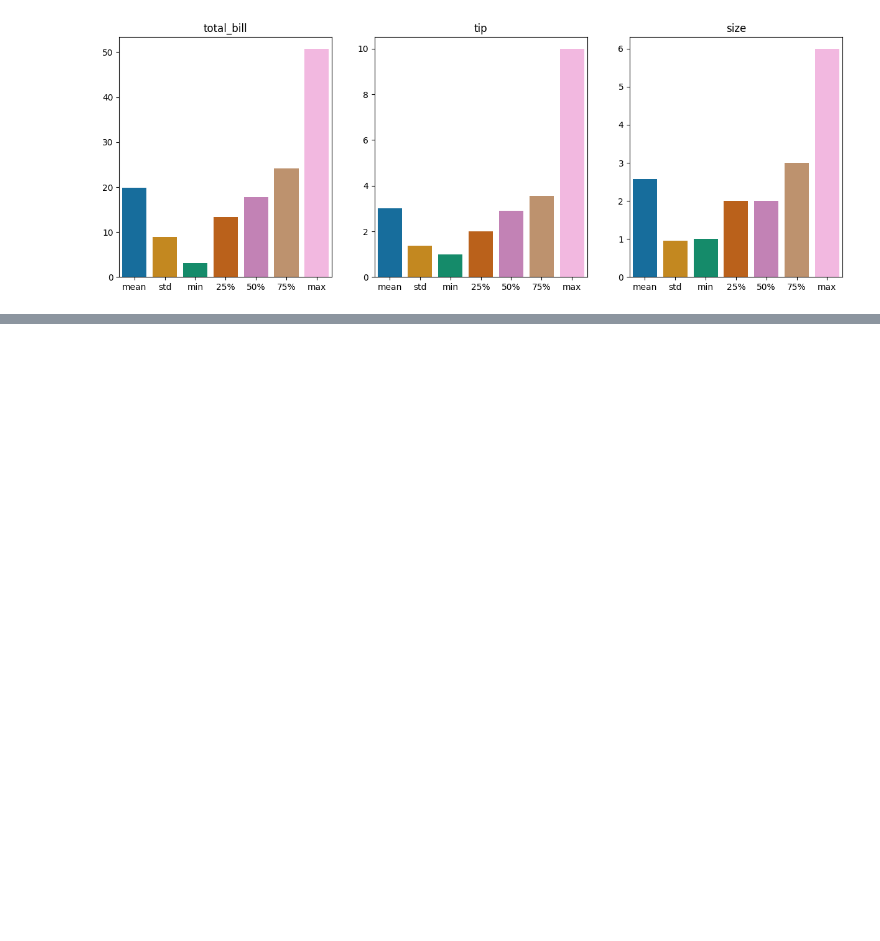
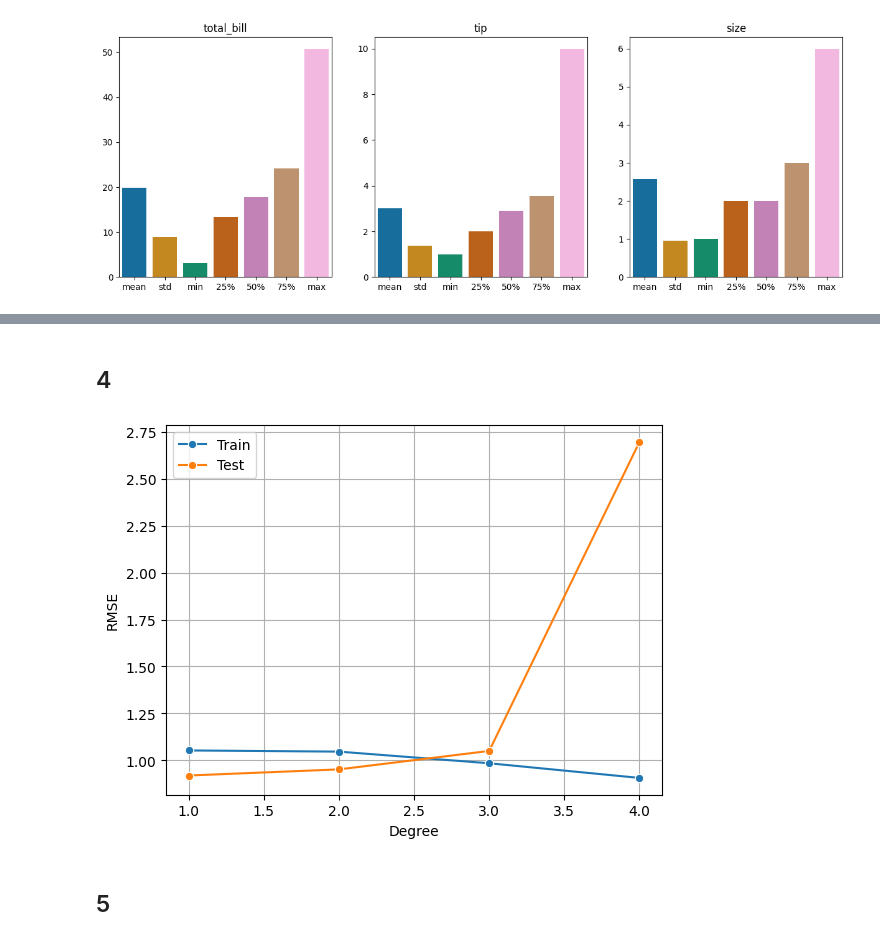
Before and after one commit to Theodor-Helje/machine-learning-Theodor-Helje, a Jupyter notebook: exercises/exercises_04.ipynb, the cells around one changed output, grey strips where cells are left out. Drawn from its saved outputs; the diff is of its cells as text; code cells hidden in the pictures; blank space fills up the shorter version.

```diff
--- a/exercises/exercises_04.ipynb
+++ b/exercises/exercises_04.ipynb
@@ -55,0 +129,30 @@ for i, col in enumerate(data.columns):
+# %% [markdown]
+## 4
+# %%
+from sklearn.linear_model import LinearRegression
+poly_reg = LinearRegression()
+degrees = range(1, 5)
+loss_dict = {'train_loss': [],
+                     'test_loss': []}
+
+for i in degrees:
+    poly = PolynomialFeatures(degree=i)
+    X_train_poly = poly.fit_transform(scaled_X_train)
+    X_test_poly = poly.transform(scaled_X_test)
+
+    poly_reg.fit(X=X_train_poly, y=y_train)
+    train_loss = np.sqrt(np.mean(np.square(poly_reg.predict(X_train_poly) - y_train)))
+    test_loss = np.sqrt(np.mean(np.square(poly_reg.predict(X_test_poly) - y_test)))
+
+    loss_dict['train_loss'].append(train_loss)
+    loss_dict['test_loss'].append(test_loss)
+
+sns.lineplot(x=degrees, y=loss_dict['train_loss'], label="Train", marker="o")
+sns.lineplot(x=degrees, y=loss_dict['test_loss'], label="Test", marker="o")
+plt.xlabel("Degree")
+plt.ylabel("RMSE")
+plt.grid()
+# %% [output]
+[figure, added]
+# %% [markdown]
+## 5
```
Also changed, not shown: parts of 13 cells of this notebook.
